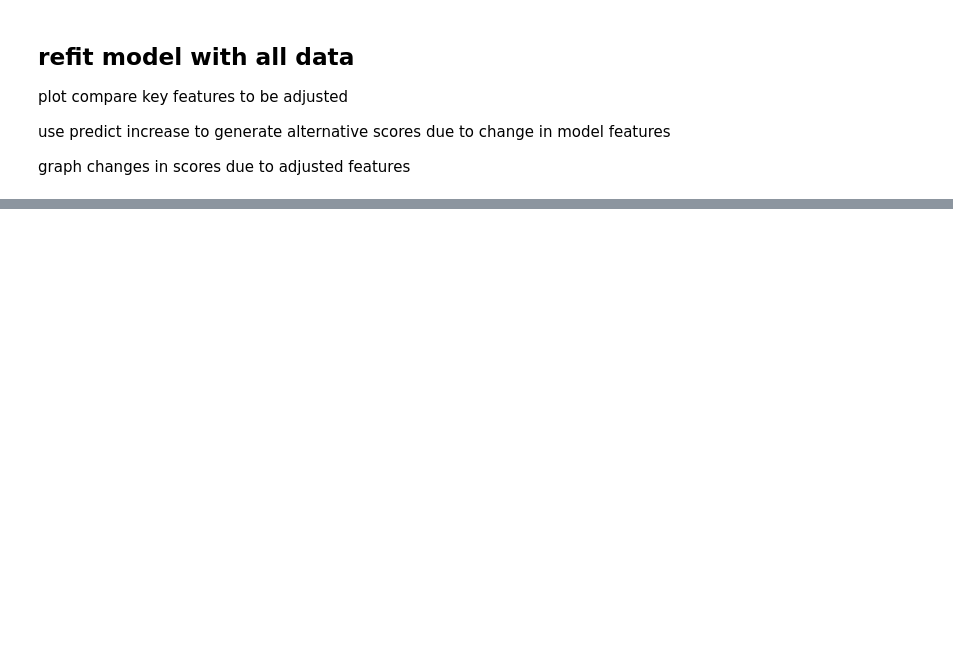
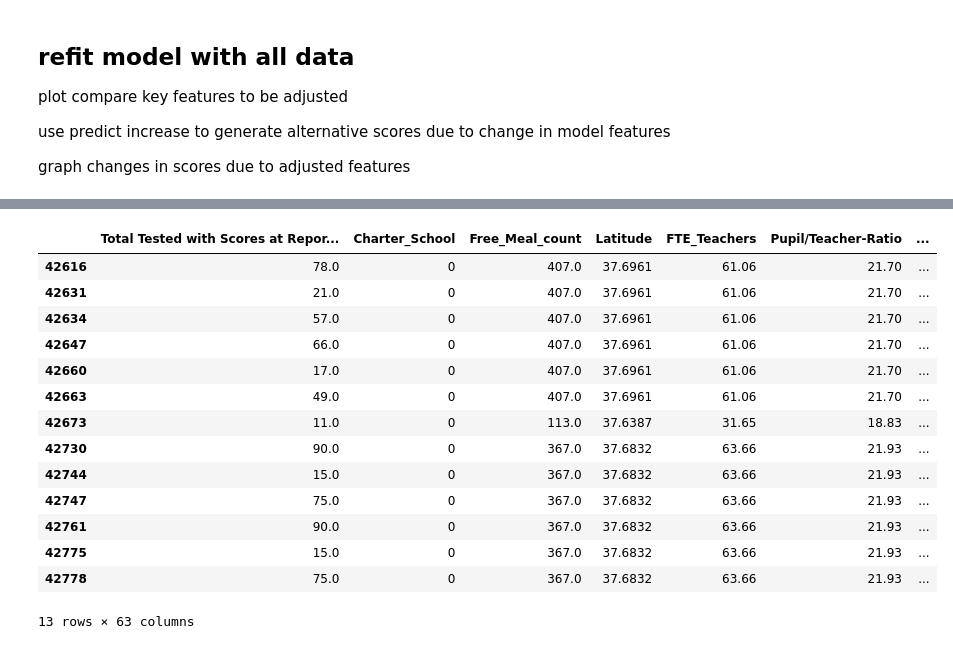
Before and after one commit to misterrustia/California_Testing_Analysis, a Jupyter notebook: notebooks/modeling/Modeling_1.ipynb, the cells around one changed output, grey strips where cells are left out. Drawn from its saved outputs; the diff is of its cells as text; code cells hidden in the pictures; blank space fills up the shorter version.

```diff
--- a/notebooks/modeling/Modeling_1.ipynb
+++ b/notebooks/modeling/Modeling_1.ipynb
@@ -58,0 +163,19 @@ graph changes in scores due to adjusted features
+# %%
+df[(df['District_Name'].str.startswith('Jef'))
+   &(df['Demographic Name_Filipino']==1)]
+# %% [output]
+|  | Total Tested with Scores at Repor... | Charter_School | Free_Meal_count | Latitude | FTE_Teachers | Pupil/Teacher-Ratio | ... |
+| 42616 | 78.0 | 0 | 407.0 | 37.6961 | 61.06 | 21.70 | ... |
+| 42631 | 21.0 | 0 | 407.0 | 37.6961 | 61.06 | 21.70 | ... |
+| 42634 | 57.0 | 0 | 407.0 | 37.6961 | 61.06 | 21.70 | ... |
+| 42647 | 66.0 | 0 | 407.0 | 37.6961 | 61.06 | 21.70 | ... |
+| 42660 | 17.0 | 0 | 407.0 | 37.6961 | 61.06 | 21.70 | ... |
+| 42663 | 49.0 | 0 | 407.0 | 37.6961 | 61.06 | 21.70 | ... |
+| 42673 | 11.0 | 0 | 113.0 | 37.6387 | 31.65 | 18.83 | ... |
+| 42730 | 90.0 | 0 | 367.0 | 37.6832 | 63.66 | 21.93 | ... |
+| 42744 | 15.0 | 0 | 367.0 | 37.6832 | 63.66 | 21.93 | ... |
+| 42747 | 75.0 | 0 | 367.0 | 37.6832 | 63.66 | 21.93 | ... |
+| 42761 | 90.0 | 0 | 367.0 | 37.6832 | 63.66 | 21.93 | ... |
+| 42775 | 15.0 | 0 | 367.0 | 37.6832 | 63.66 | 21.93 | ... |
+| 42778 | 75.0 | 0 | 367.0 | 37.6832 | 63.66 | 21.93 | ... |
+13 rows × 63 columns
```
Also changed, not shown: parts of 27 cells of this notebook, 4 other files.
